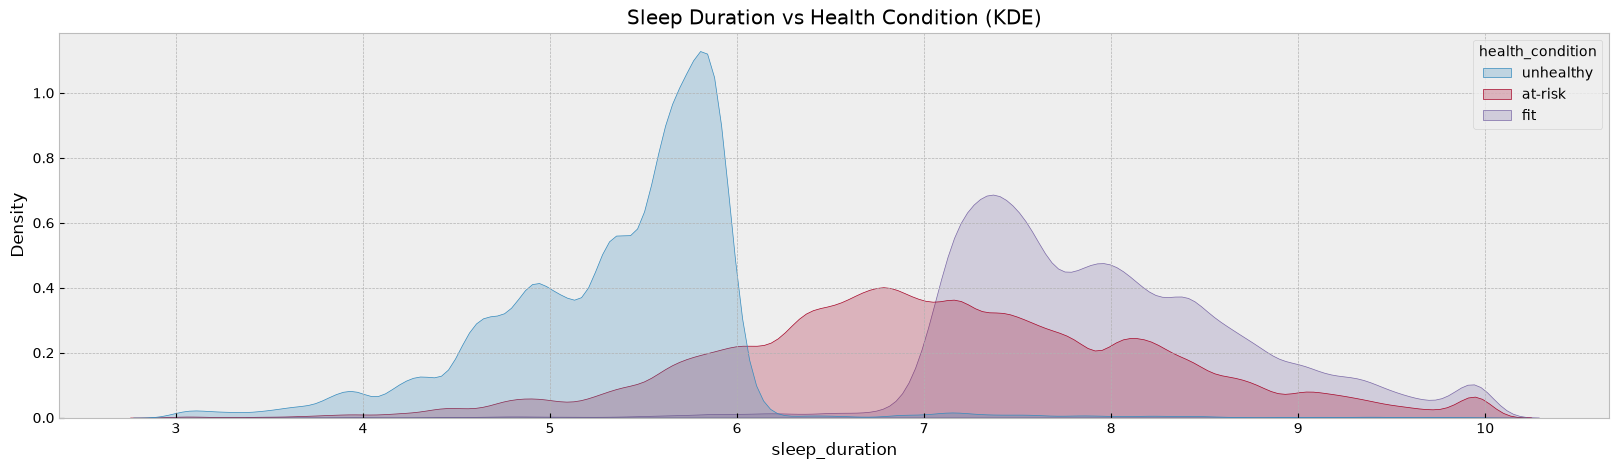
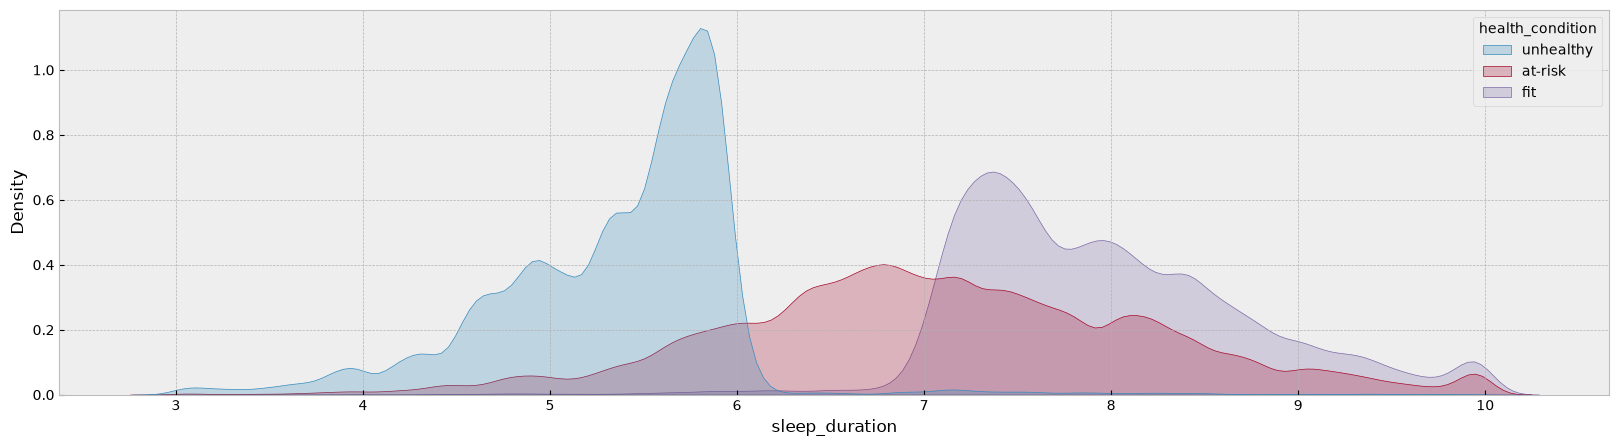
Code edit (unified diff) that turned the first committed figure into the second:
--- before
+++ after
@@ -1,4 +1 @@
-plt.figure(figsize=(20, 5))
-sns.kdeplot(data=df, x='sleep_duration', hue='health_condition', fill=True, common_norm=False)
-plt.title('Sleep Duration vs Health Condition (KDE)')
-plt.show()
+sns_kde(data=df,x='sleep_duration',hue='health_condition',figsize=(20, 5),step=1)

Commit: myplotadd